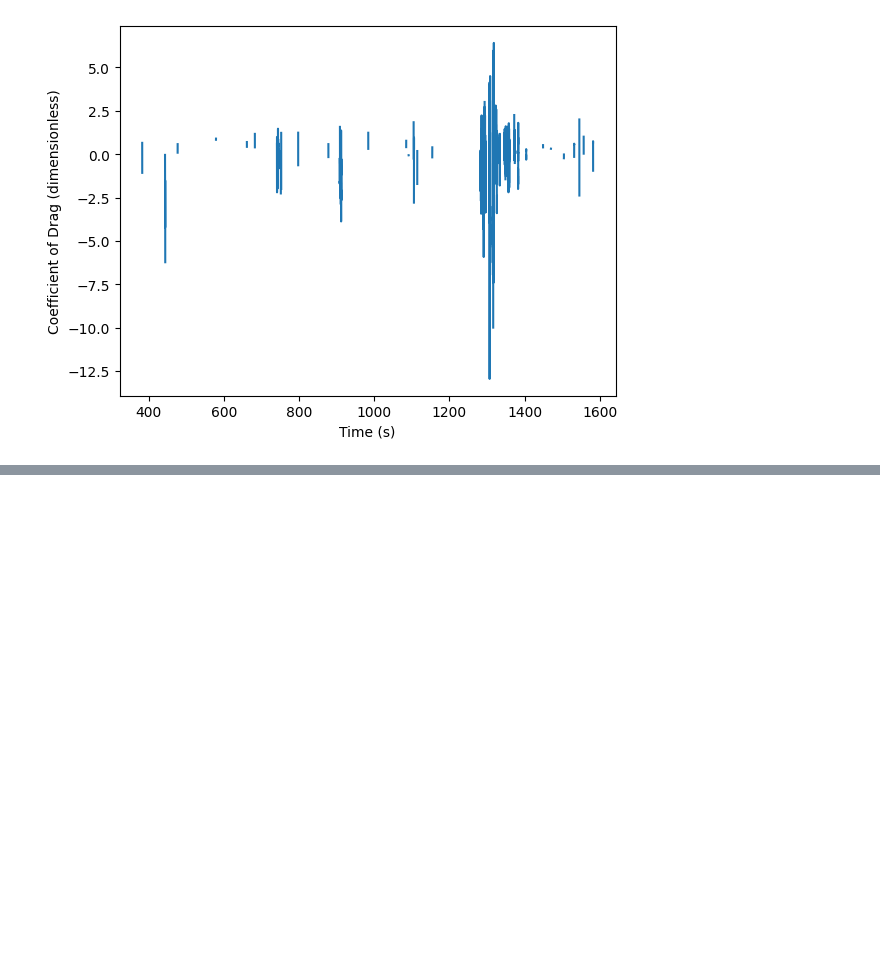
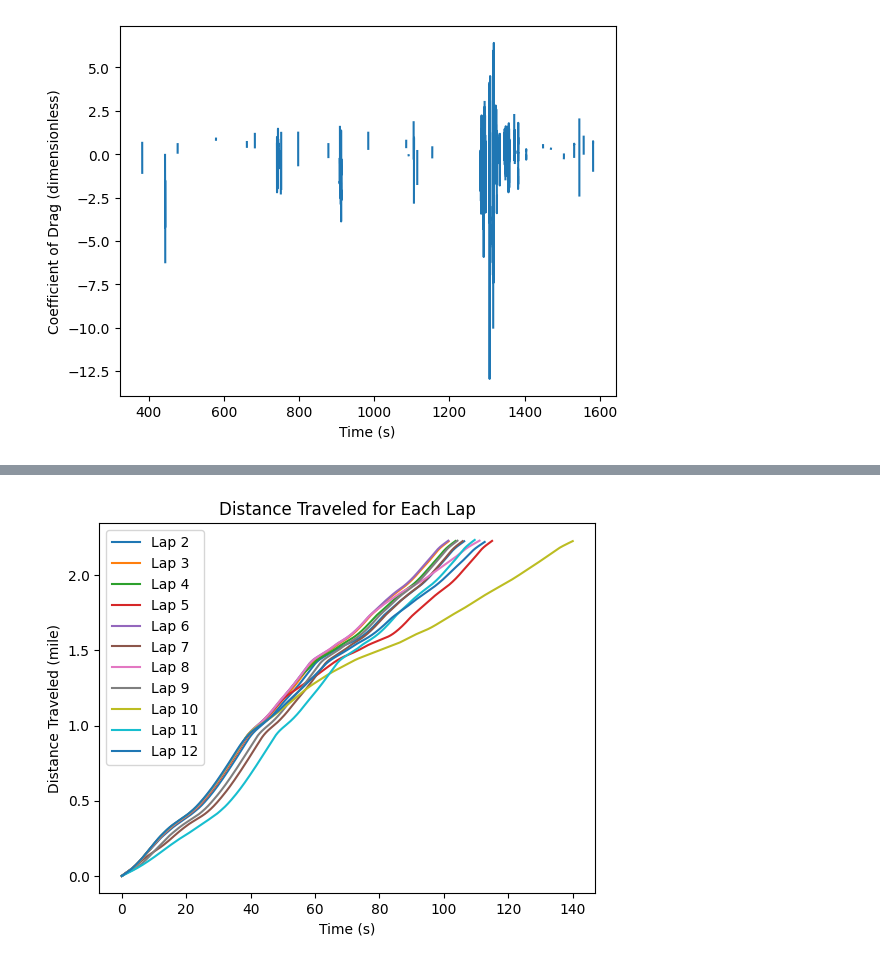
Before and after one commit to HenryAsa/MIT-rush-auto-calcs, a Jupyter notebook: race_data_analysis.ipynb, the cells around one changed output, grey strips where cells are left out. Cells and saved outputs as stored; diff of their text form; code cells hidden in the pictures; blank space fills up the shorter version.

```diff
--- a/race_data_analysis.ipynb
+++ b/race_data_analysis.ipynb
@@ -702,0 +827,82 @@ range(2, 13)
+# %%
+import matplotlib.pyplot as plt
+import cartopy.crs as ccrs
+import cartopy.io.img_tiles as cimgt
+import pandas as pd
+import numpy as np
+
+
+start_lap_num = 2
+end_lap_num = (RACE_DATA_DF['Lap Number'].iloc[-1] - 1).magnitude
+
+for lap_num in range(start_lap_num, end_lap_num+1):
+    lap_indices = get_lap_indices(RACE_DATA_DF, lap_num, lap_num)
+    start_lap_indices = lap_indices[lap_num]
+    end_lap_indices = lap_indices[lap_num]
+
+    valid_lap_times = slice_into_df(RACE_DATA_DF['Time'], start_lap_indices[0], end_lap_indices[-1])
+    reset_lap_times = np.linspace(0, valid_lap_times.iloc[-1] - valid_lap_times.iloc[0], len(valid_lap_times))
+    valid_car_distance = slice_into_df(RACE_DATA_DF['Distance on GPS Speed'], start_lap_indices[0], end_lap_indices[-1])
+    reset_distances = valid_car_distance - valid_car_distance.iloc[0]
+    plt.plot(reset_lap_times, reset_distances.pint.to('miles'), label=f'Lap {lap_num}')
+    # plot_data(reset_lap_times, f'Time ({UNITS["Time"]})', reset_distances.pint.to('miles'), f'Vehicle Speed ({valid_car_distance.pint.to("miles").pint.units})')
+
+plt.legend()
+plt.xlabel(f'Time ({UNITS["Time"]})')
+plt.ylabel(f'Distance Traveled ({reset_distances.pint.to("miles").pint.units})')
+plt.title(f'Distance Traveled for Each Lap')
+plt.show()
+
+
+
+
+
+
+# Plot each point
+for lap_num in range(start_lap_num, end_lap_num+1):
+    lap_indices = get_lap_indices(RACE_DATA_DF, lap_num, lap_num)
+    start_lap_indices = lap_indices[lap_num]
+    end_lap_indices = lap_indices[lap_num]
+
+    valid_lap_times = slice_into_df(RACE_DATA_DF['Time'], start_lap_indices[0], end_lap_indices[-1])
+    reset_lap_times = np.linspace(0, valid_lap_times.iloc[-1] - valid_lap_times.iloc[0], len(valid_lap_times))
+
+    latitude = slice_into_df(RACE_DATA_DF['GPS Latitude'], start_lap_indices[0], end_lap_indices[-1])
+    # reset_lap_times = np.linspace(0, valid_lap_times.iloc[-1] - valid_lap_times.iloc[0], len(valid_lap_times))
+    longitude = slice_into_df(RACE_DATA_DF['GPS Longitude'], start_lap_indices[0], end_lap_indices[-1])
+    # reset_distances = valid_car_distance - valid_car_distance.iloc[0]
+    valid_car_speeds = slice_into_df(RACE_DATA_DF['GPS Speed'], start_lap_indices[0], end_lap_indices[-1])
+
+    new_df = pd.DataFrame({'GPS Latitude': latitude, 'GPS Longitude': longitude, 'GPS Speed': valid_car_speeds})
+    new_df['GPS Speed'] = new_df['GPS Speed'].apply(lambda x: (x.to('mph')).magnitude)
+
+    new_df['GPS Latitude Deg'] = new_df['GPS Latitude'].apply(lambda x: (x.to('degrees')).magnitude)
+    new_df['GPS Longitude Deg'] = new_df['GPS Longitude'].apply(lambda x: (x.to('degrees')).magnitude)
+
+
+    # Normalize the speed values for color mapping
+    norm = plt.Normalize(new_df['GPS Speed'].min(), new_df['GPS Speed'].max())
+    # Create a color map
+    cmap = plt.get_cmap('viridis')
+
+    map_spacing = 0.001
+
+    osm_tiles = cimgt.OSM()
+
+
+    # Create a plot with an appropriate projection
+    fig, ax = plt.subplots(figsize=(10, 10), subplot_kw={'projection': osm_tiles.crs})
+    ax.set_extent([min(new_df['GPS Longitude Deg']) - map_spacing, max(new_df['GPS Longitude Deg']) + map_spacing, min(new_df['GPS Latitude Deg']) - map_spacing, max(new_df['GPS Latitude Deg']) + map_spacing], crs=ccrs.Geodetic())
+
+    # Add the tile layer
+    ax.add_image(osm_tiles, 15)  # The second argument is the zoom level
+
+    for _, row in new_df.iterrows():
+        color = cmap(norm(row['GPS Speed']))
+        ax.plot(row['GPS Longitude'], row['GPS Latitude'], color=color, marker='o', markersize=10, alpha=0.7, transform=ccrs.Geodetic())
+
+    plt.colorbar(plt.cm.ScalarMappable(norm=norm, cmap=cmap), ax=ax, orientation='vertical', label='Speed (mph)')
+    plt.title('Vehicle Speeds on OSM Map')
+    plt.show()
+# %% [output]
+[figure, added]
```
Also changed, not shown: parts of 9 cells of this notebook, 1 other file.
